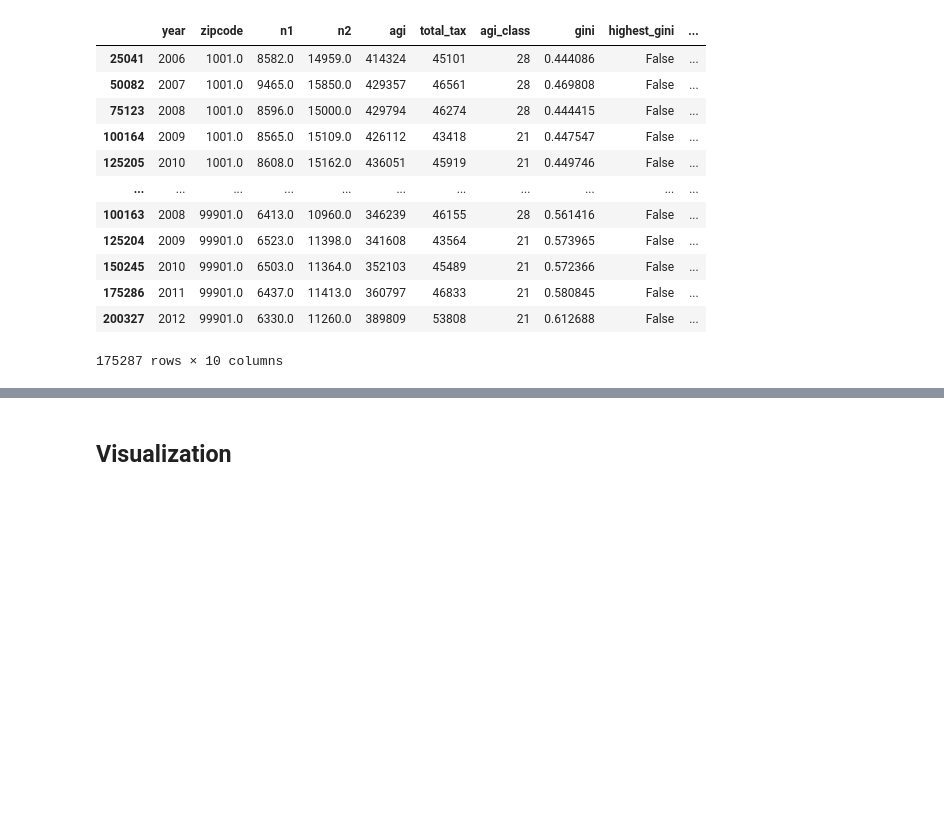
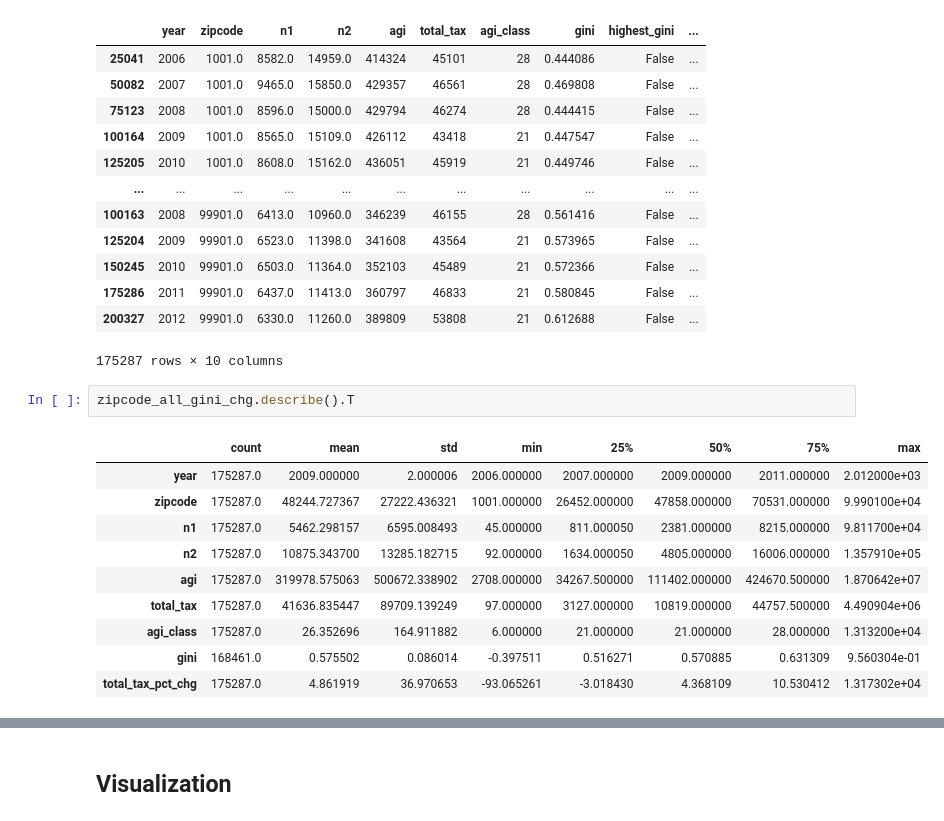
Before and after one commit to oooyiyangc/econ-honor-thesis, a Jupyter notebook: analysis/build/exploratory/Untitled.ipynb, the cells around one changed output, grey strips where cells are left out. Drawn from its saved outputs; the diff is of its cells as text; blank space fills up the shorter version.

```diff
--- a/analysis/build/exploratory/Untitled.ipynb
+++ b/analysis/build/exploratory/Untitled.ipynb
@@ -106,4 +123,17 @@ zipcode_all_gini_chg
 | 175286 | 2011 | 99901.0 | 6437.0 | 11413.0 | 360797 | 46833 | 21 | 0.580845 | False | ... |
 | 200327 | 2012 | 99901.0 | 6330.0 | 11260.0 | 389809 | 53808 | 21 | 0.612688 | False | ... |
 175287 rows × 10 columns
+# %%
+zipcode_all_gini_chg.describe().T
+# %% [output]
+|  | count | mean | std | min | 25% | 50% | 75% | max |
+| year | 175287.0 | 2009.000000 | 2.000006 | 2006.000000 | 2007.000000 | 2009.000000 | 2011.000000 | 2.012000e+03 |
+| zipcode | 175287.0 | 48244.727367 | 27222.436321 | 1001.000000 | 26452.000000 | 47858.000000 | 70531.000000 | 9.990100e+04 |
+| n1 | 175287.0 | 5462.298157 | 6595.008493 | 45.000000 | 811.000050 | 2381.000000 | 8215.000000 | 9.811700e+04 |
+| n2 | 175287.0 | 10875.343700 | 13285.182715 | 92.000000 | 1634.000050 | 4805.000000 | 16006.000000 | 1.357910e+05 |
+| agi | 175287.0 | 319978.575063 | 500672.338902 | 2708.000000 | 34267.500000 | 111402.000000 | 424670.500000 | 1.870642e+07 |
+| total_tax | 175287.0 | 41636.835447 | 89709.139249 | 97.000000 | 3127.000000 | 10819.000000 | 44757.500000 | 4.490904e+06 |
+| agi_class | 175287.0 | 26.352696 | 164.911882 | 6.000000 | 21.000000 | 21.000000 | 28.000000 | 1.313200e+04 |
+| gini | 168461.0 | 0.575502 | 0.086014 | -0.397511 | 0.516271 | 0.570885 | 0.631309 | 9.560304e-01 |
+| total_tax_pct_chg | 175287.0 | 4.861919 | 36.970653 | -93.065261 | -3.018430 | 4.368109 | 10.530412 | 1.317302e+04 |
 # %%
```
Also changed, not shown: parts of 9 cells of this notebook, 3 other files.
